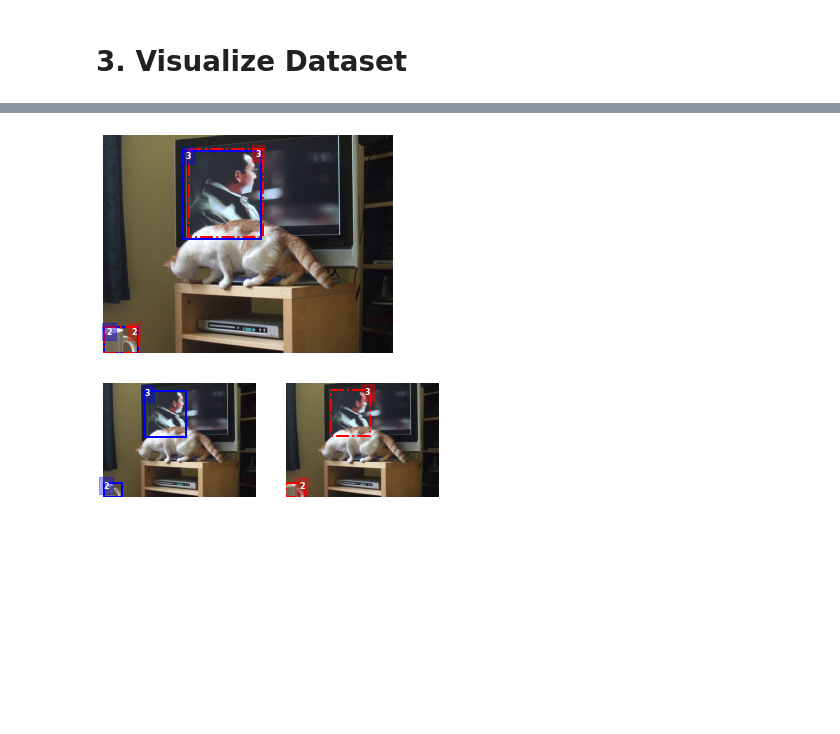
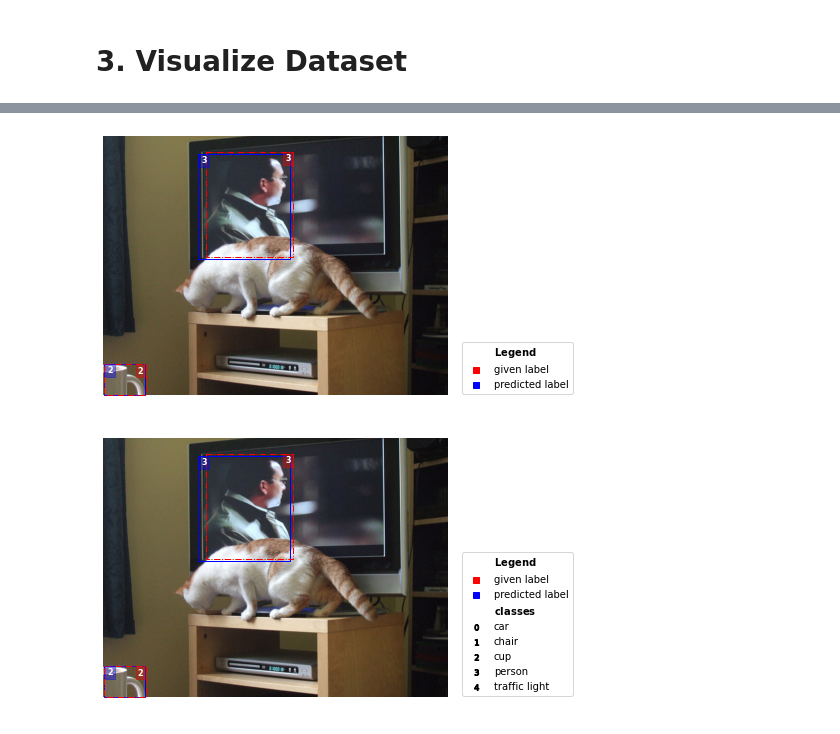
Before and after one commit to cleanlab/cleanlab, a Jupyter notebook: cleanlab/object_detection/tutorial/object_detection_tutorial.ipynb, the cells around one changed output, grey strips where cells are left out. Drawn from its saved outputs; the diff is of its cells as text; code cells hidden in the pictures; blank space fills up the shorter version.

```diff
--- a/cleanlab/object_detection/tutorial/object_detection_tutorial.ipynb
+++ b/cleanlab/object_detection/tutorial/object_detection_tutorial.ipynb
@@ -117,8 +117,11 @@ viz(image_path, predictions[example_image_idx], annotations[example_image_idx])
-# %%
-viz(image_path, predictions[example_image_idx], annotations[example_image_idx], prediction_threshold=0.5)
-# %% [output]
-[figure, removed]
-# %%
-viz(image_path, predictions[example_image_idx], annotations[example_image_idx], prediction_threshold=0.5, gt_overlay=False)
-# %% [output]
-[figure, removed]
+# %%
+# use prediction_threshold to only show bounding boxes above threshold
+visualize(image_path, annotations[example_image_idx], predictions[example_image_idx], prediction_threshold=0.5)
+# %% [output]
+[figure, added]
+# %%
+# pass in a class_labels dictionary to see labels in the legend
+class_labels = {"0": "car", "1": "chair", "2": "cup", "3":"person", "4": "traffic light"}
+visualize(image_path, annotations[example_image_idx], predictions[example_image_idx], prediction_threshold=0.5, class_labels=class_labels)
+# %% [output]
+[figure, added]
```
Also changed, not shown: parts of 4 cells of this notebook.
